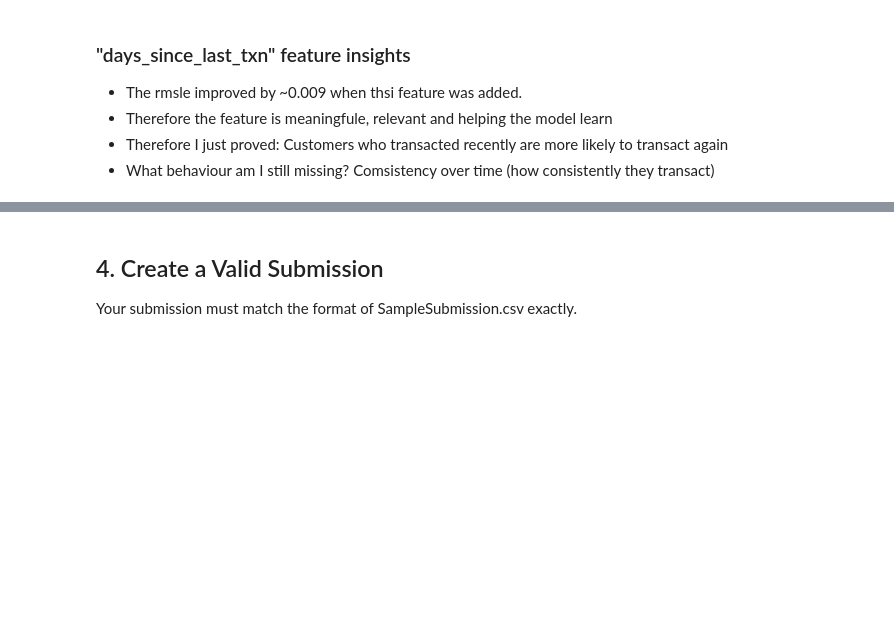
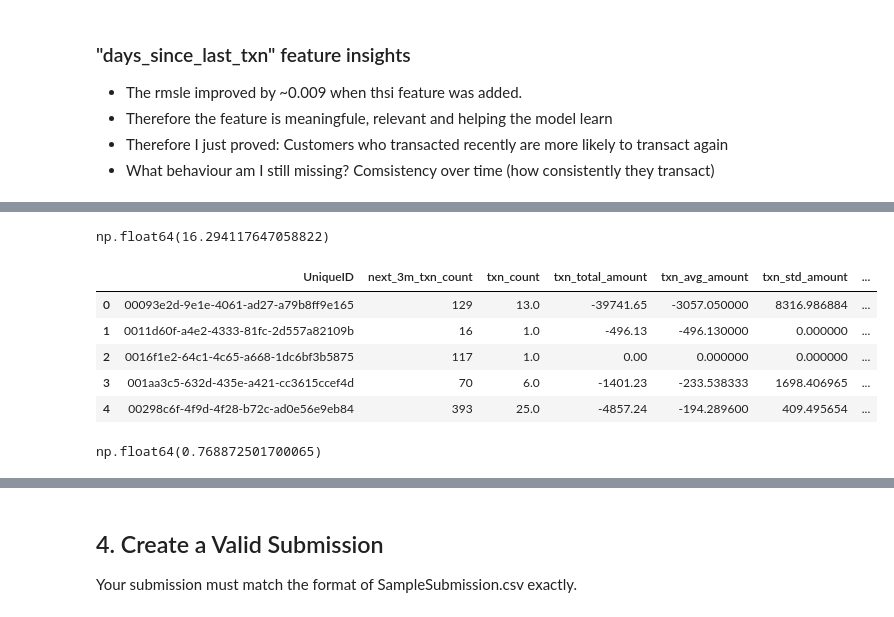
Before and after one commit to LillyB68/nedbank-transaction-forecasting, a Jupyter notebook: notebooks/StarterNotebook.ipynb, the cells around one changed output, grey strips where cells are left out. Saved outputs shown, nothing was run; the diff lists cells and outputs as text; code cells hidden in the pictures; blank space fills up the shorter version.

```diff
--- a/notebooks/StarterNotebook.ipynb
+++ b/notebooks/StarterNotebook.ipynb
@@ -217,0 +228,42 @@ np.float64(0.7272342911501767)
+# %%
+# Count transactions per month per customer
+monthly_txn = txn_sample.groupby(['UniqueID', 'year_month']).size().reset_index(name='monthly_count')
+
+# Average monthly transactions per customer
+avg_monthly_txn = monthly_txn.groupby('UniqueID')['monthly_count'].mean().reset_index(name='avg_txn_per_month')
+# %% [output]
+np.float64(16.294117647058822)
+# %%
+#merging to train
+train_merged = train_merged.merge(avg_monthly_txn, on='UniqueID', how='left')
+train_merged = train_merged.fillna(0)
+# %%
+train_merged.head()
+# %% [output]
+|  | UniqueID | next_3m_txn_count | txn_count | txn_total_amount | txn_avg_amount | txn_std_amount | ... |
+| 0 | 00093e2d-9e1e-4061-ad27-a79b8ff9e165 | 129 | 13.0 | -39741.65 | -3057.050000 | 8316.986884 | ... |
+| 1 | 0011d60f-a4e2-4333-81fc-2d557a82109b | 16 | 1.0 | -496.13 | -496.130000 | 0.000000 | ... |
+| 2 | 0016f1e2-64c1-4c65-a668-1dc6bf3b5875 | 117 | 1.0 | 0.00 | 0.000000 | 0.000000 | ... |
+| 3 | 001aa3c5-632d-435e-a421-cc3615ccef4d | 70 | 6.0 | -1401.23 | -233.538333 | 1698.406965 | ... |
+| 4 | 00298c6f-4f9d-4f28-b72c-ad0e56e9eb84 | 393 | 25.0 | -4857.24 | -194.289600 | 409.495654 | ... |
+# %%
+#updating the model
+x = train_merged[
+    ["txn_count", "txn_total_amount", "txn_avg_amount",
+     "days_since_last_txn", "avg_txn_per_month"]
+]
+y = train_merged["next_3m_txn_count"]
+
+X_train, X_val, y_train, y_val = train_test_split(x, y, test_size=0.2, random_state=42)
+
+model = LinearRegression()
+model.fit(X_train,y_train)
+
+# Your predictions
+y_pred = model.predict(X_val)
+
+#evaluate using RMSLE(the metric)
+rmsle = np.sqrt(np.mean((np.log1p(y_pred) - np.log1p(y_val))**2))
+rmsle
+# %% [output]
+np.float64(0.768872501700065)
```
Also changed, not shown: parts of 2 cells of this notebook.
